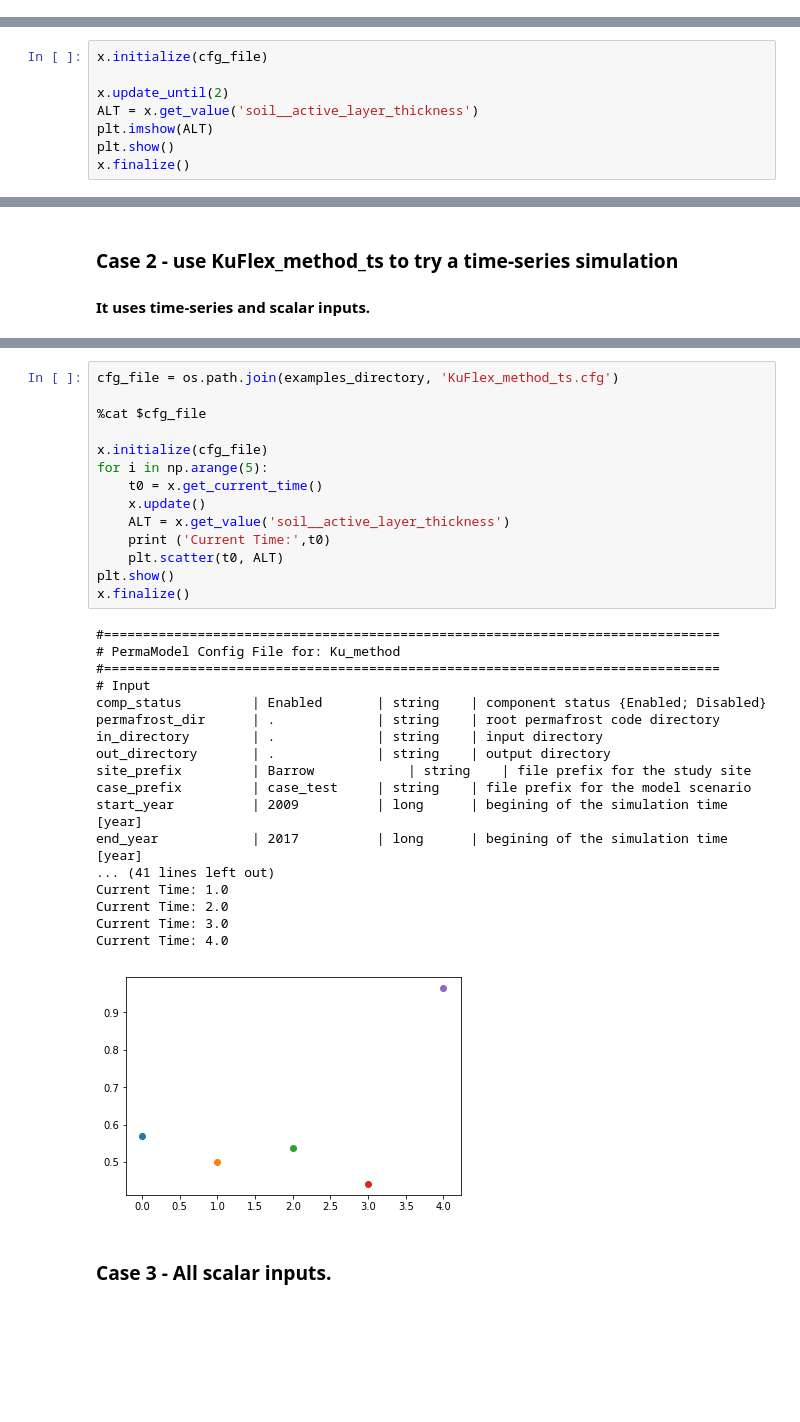
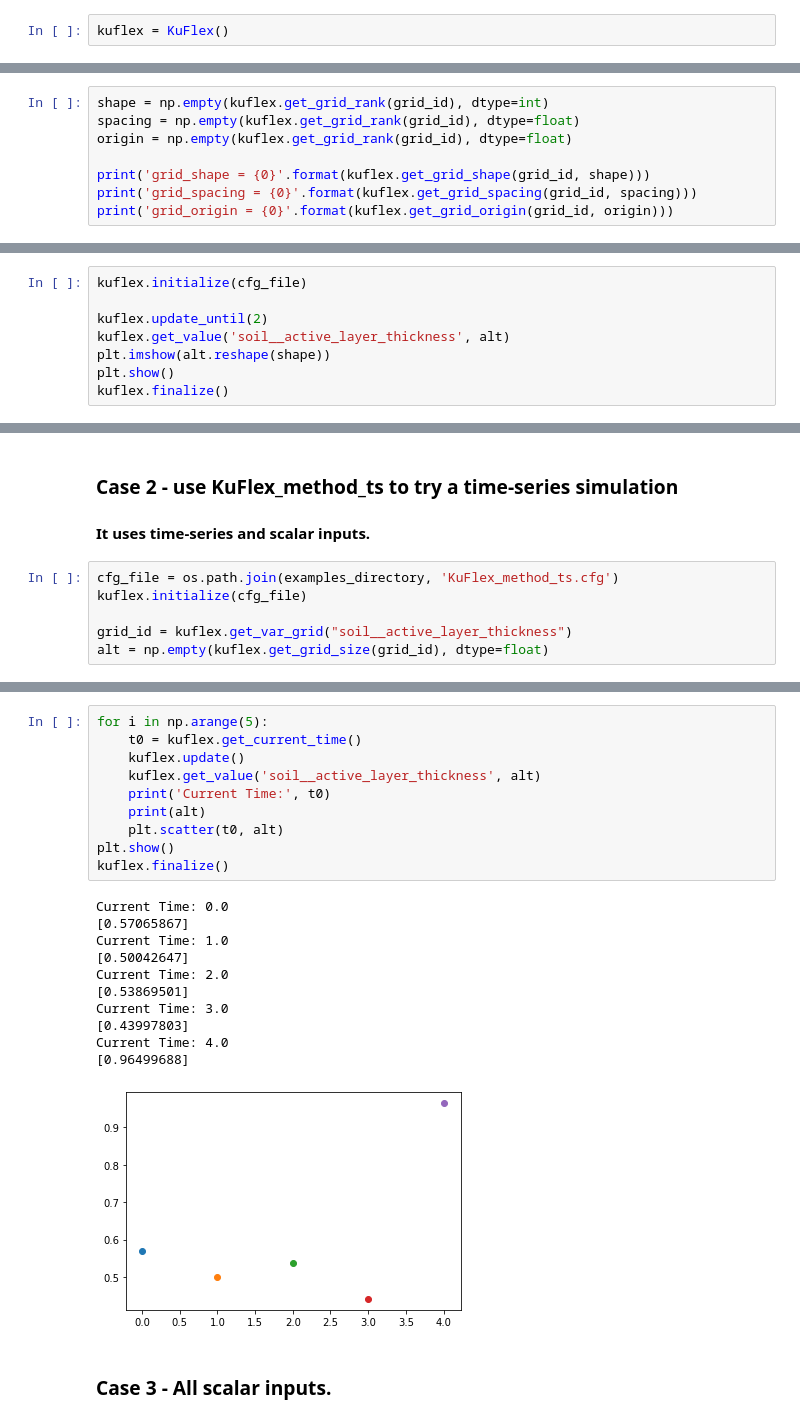
Before and after one commit to permamodel/permamodel, a Jupyter notebook: notebooks/KuFlex.ipynb, the cells around one changed output, grey strips where cells are left out. Cells and saved outputs as stored; diff of their text form; blank space fills up the shorter version.

```diff
--- a/notebooks/KuFlex.ipynb
+++ b/notebooks/KuFlex.ipynb
@@ -19,3 +11,5 @@ print(x.get_input_var_names())
+# %%
+kuflex = KuFlex()
 # %% [markdown]
 ### Case 1 - Use KuFlex_method.cfg
 #### it uses combined input types, including grid, scalar, and time-series.
@@ -71,0 +34,8 @@ Current Time: 2.0
+# %%
+shape = np.empty(kuflex.get_grid_rank(grid_id), dtype=int)
+spacing = np.empty(kuflex.get_grid_rank(grid_id), dtype=float)
+origin = np.empty(kuflex.get_grid_rank(grid_id), dtype=float)
+
+print('grid_shape = {0}'.format(kuflex.get_grid_shape(grid_id, shape)))
+print('grid_spacing = {0}'.format(kuflex.get_grid_spacing(grid_id, spacing)))
+print('grid_origin = {0}'.format(kuflex.get_grid_origin(grid_id, origin)))
@@ -72,12 +68,12 @@ Current Time: 2.0
 # %% [markdown]
 #### Try use update_until function
 # %%
-x.initialize(cfg_file)
+kuflex.initialize(cfg_file)
 
-x.update_until(2)
-ALT = x.get_value('soil__active_layer_thickness')
-plt.imshow(ALT)
+kuflex.update_until(2)
+kuflex.get_value('soil__active_layer_thickness', alt)
+plt.imshow(alt.reshape(shape))
 plt.show()
-x.finalize()
+kuflex.finalize()
 # %% [output]
 KuFlex model component: Initializing...
@@ -86,3 +82,9 @@ Initialized
 # %% [markdown]
 ### Case 2 - use KuFlex_method_ts to try a time-series simulation
 #### It uses time-series and scalar inputs.
+# %%
+cfg_file = os.path.join(examples_directory, 'KuFlex_method_ts.cfg')
+kuflex.initialize(cfg_file)
+
+grid_id = kuflex.get_var_grid("soil__active_layer_thickness")
+alt = np.empty(kuflex.get_grid_size(grid_id), dtype=float)
@@ -89,36 +94,25 @@ Initialized
 # %%
-cfg_file = os.path.join(examples_directory, 'KuFlex_method_ts.cfg')
-
-%cat $cfg_file
-
-x.initialize(cfg_file)
 for i in np.arange(5):
-    t0 = x.get_current_time()
-    x.update()
-    ALT = x.get_value('soil__active_layer_thickness')
-    print ('Current Time:',t0)
-    plt.scatter(t0, ALT)
+    t0 = kuflex.get_current_time()
+    kuflex.update()
+    kuflex.get_value('soil__active_layer_thickness', alt)
+    print('Current Time:', t0)
+    print(alt)
+    plt.scatter(t0, alt)
 plt.show()
-x.finalize()
+kuflex.finalize()
 # %% [output]
-#===============================================================================
-# PermaModel Config File for: Ku_method
-#===============================================================================
-# Input
-comp_status         | Enabled       | string    | component status {Enabled; Disabled}
-permafrost_dir      | .             | string    | root permafrost code directory
-in_directory        | .             | string    | input directory
-out_directory       | .             | string    | output directory
-site_prefix         | Barrow            | string    | file prefix for the study site
-case_prefix         | case_test     | string    | file prefix for the model scenario
-start_year          | 2009          | long      | begining of the simulation time [year]
-end_year            | 2017          | long      | begining of the simulation time [year]
-... (41 lines left out)
+Current Time: 0.0
+[0.57065867]
 Current Time: 1.0
+[0.50042647]
 Current Time: 2.0
+[0.53869501]
 Current Time: 3.0
+[0.43997803]
 Current Time: 4.0
+[0.96499688]
-[figure, old version]
+[figure, new version]
 # %% [markdown]
 ### Case 3 - All scalar inputs.
 # %%
```
Also changed, not shown: parts of 11 cells of this notebook.
